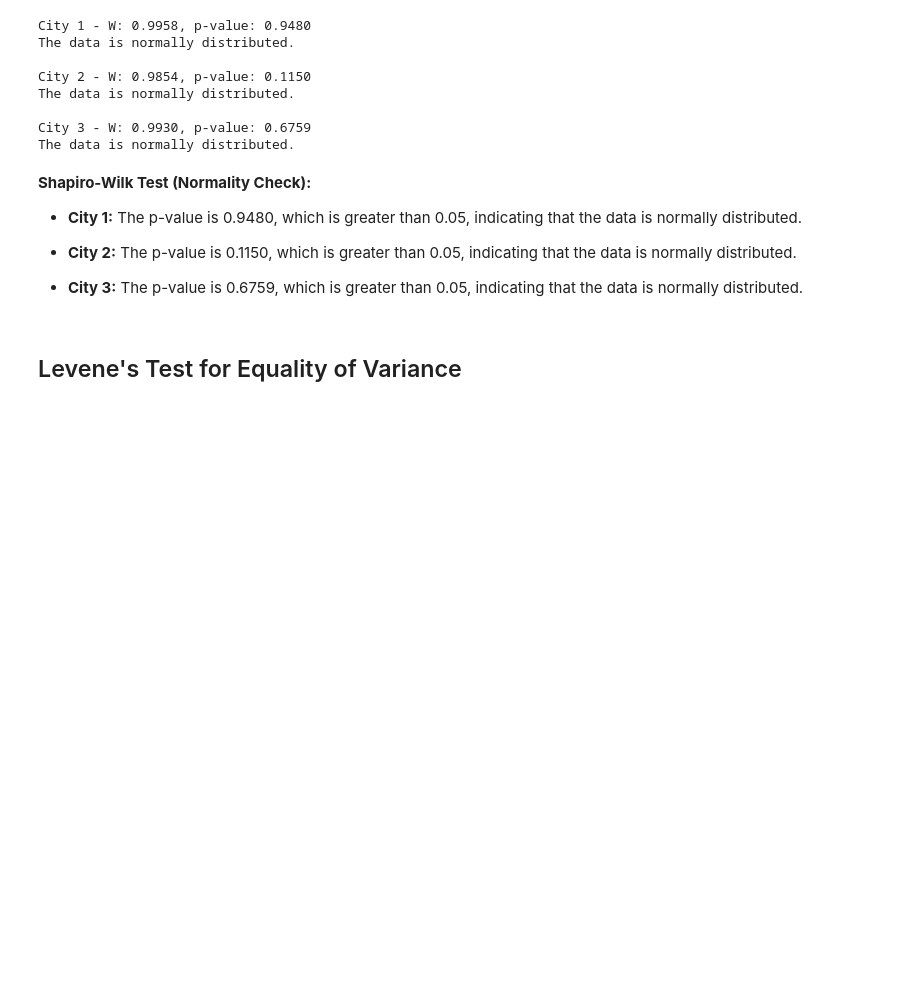
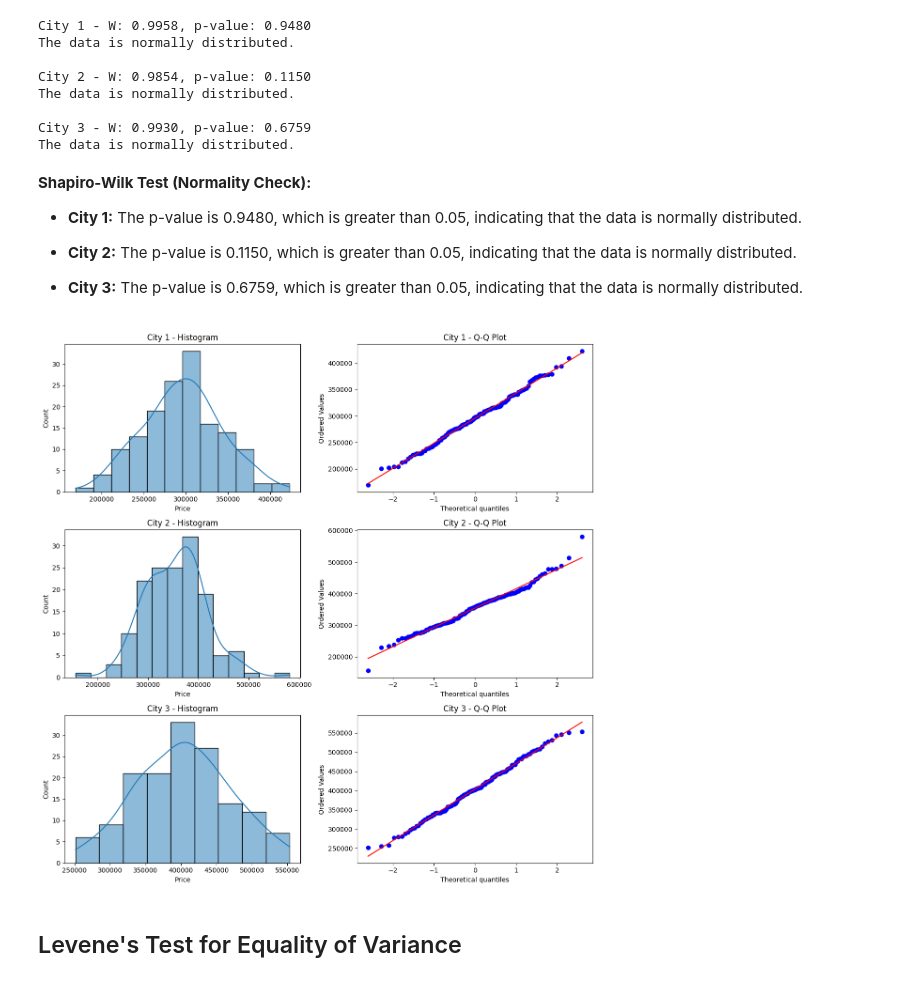
Before and after one commit to NazmulHasanNihal/Advanced-Statistical-Methods-for-AB-and-Hypothesis-Testing-Methods-of-Experimentations, a Jupyter notebook: Parametric Tests/Levenes Test for Equal Variance.ipynb, the cells around one changed output. Cells and saved outputs as stored; diff of their text form; code cells hidden in the pictures; blank space fills up the shorter version.

```diff
--- a/Parametric Tests/Levenes Test for Equal Variance.ipynb
+++ b/Parametric Tests/Levenes Test for Equal Variance.ipynb
@@ -100,6 +100,41 @@ The data is normally distributed.
 - **City 2:** The p-value is 0.1150, which is greater than 0.05, indicating that the data is normally distributed.
 
 - **City 3:** The p-value is 0.6759, which is greater than 0.05, indicating that the data is normally distributed.
+# %%
+# Visualizing histograms and Q-Q plots for all Cities
+plt.figure(figsize=(12, 12))
+
+# City 1 - Histogram and Q-Q plot
+plt.subplot(3, 2, 1)
+sns.histplot(data[data['City'] == 'City 1']['Price'], kde=True)
+plt.title("City 1 - Histogram")
+
+plt.subplot(3, 2, 2)
+stats.probplot(data[data['City'] == 'City 1']['Price'], dist="norm", plot=plt)
+plt.title("City 1 - Q-Q Plot")
+
+# City 2 - Histogram and Q-Q plot
+plt.subplot(3, 2, 3)
+sns.histplot(data[data['City'] == 'City 2']['Price'], kde=True)
+plt.title("City 2 - Histogram")
+
+plt.subplot(3, 2, 4)
+stats.probplot(data[data['City'] == 'City 2']['Price'], dist="norm", plot=plt)
+plt.title("City 2 - Q-Q Plot")
+
+# City 3 - Histogram and Q-Q plot
+plt.subplot(3, 2, 5)
+sns.histplot(data[data['City'] == 'City 3']['Price'], kde=True)
+plt.title("City 3 - Histogram")
+
+plt.subplot(3, 2, 6)
+stats.probplot(data[data['City'] == 'City 3']['Price'], dist="norm", plot=plt)
+plt.title("City 3 - Q-Q Plot")
+
+plt.tight_layout()
+plt.show()
+# %% [output]
+[figure, added]
 # %% [markdown]
 ## Levene's Test for Equality of Variance
 # %%
```
